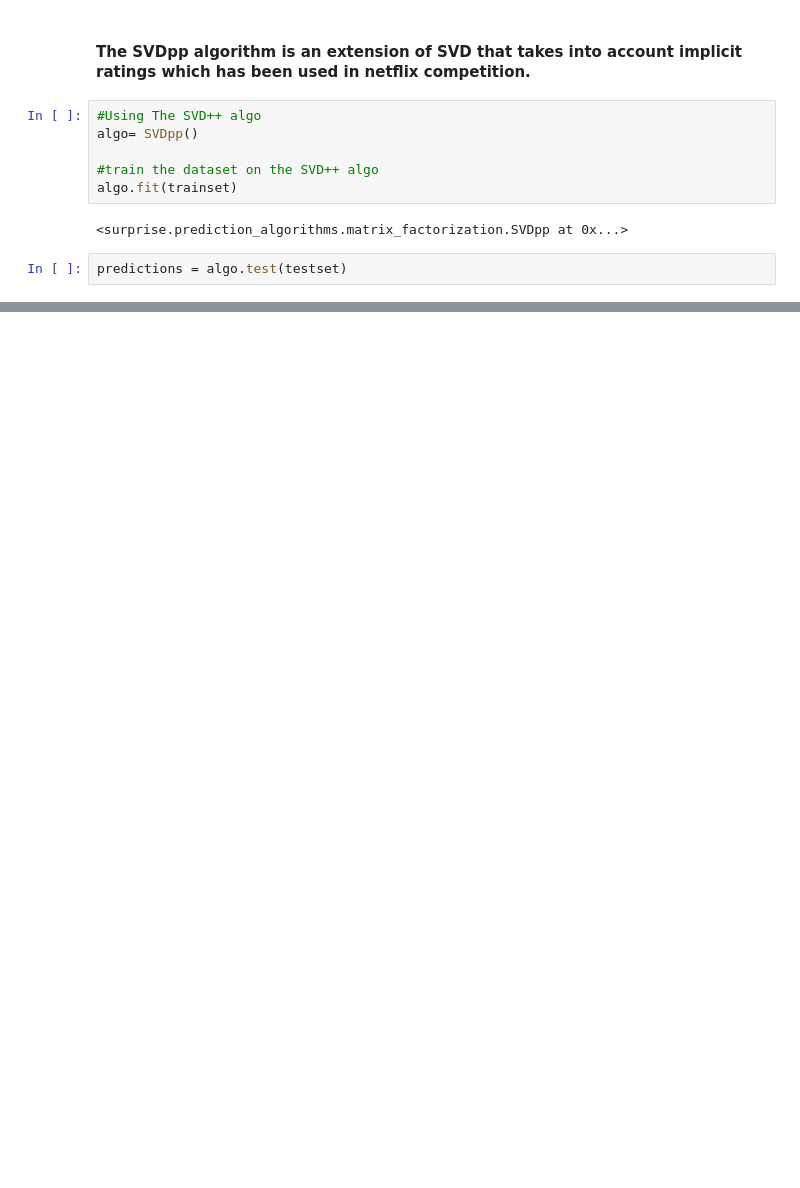
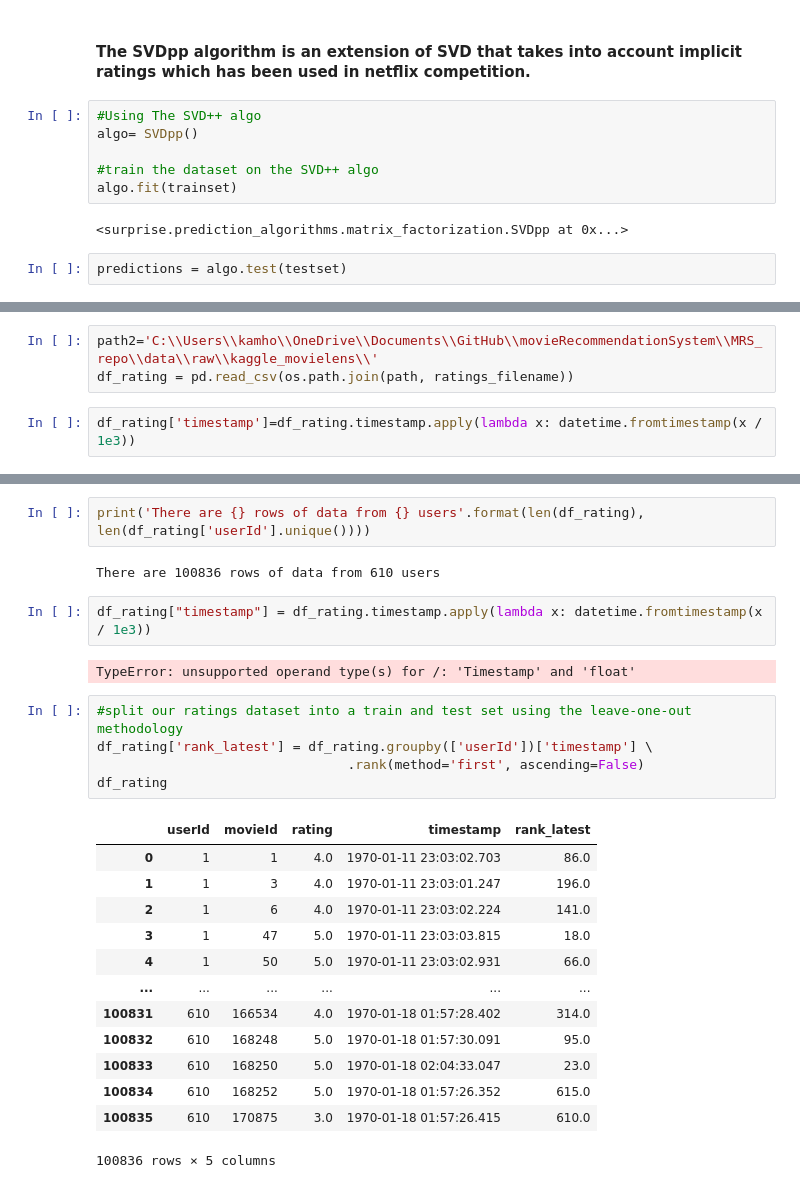
Before and after one commit to kimhkh/movieRecommendationSystem, a Jupyter notebook: MRS_repo/notebooks/movie_recommendation_system_python.ipynb, the cells around one changed output, grey strips where cells are left out. Cells and saved outputs as stored; diff of their text form; blank space fills up the shorter version.

```diff
--- a/MRS_repo/notebooks/movie_recommendation_system_python.ipynb
+++ b/MRS_repo/notebooks/movie_recommendation_system_python.ipynb
@@ -154,0 +200,5 @@ U, S, V = np.linalg.svd(A)
+# %%
+path2='C:\\Users\\kamho\\OneDrive\\Documents\\GitHub\\movieRecommendationSystem\\MRS_repo\\data\\raw\\kaggle_movielens\\'
+df_rating = pd.read_csv(os.path.join(path, ratings_filename))
+# %%
+df_rating['timestamp']=df_rating.timestamp.apply(lambda x: datetime.fromtimestamp(x / 1e3))
@@ -154,0 +221,27 @@ U, S, V = np.linalg.svd(A)
+# %%
+print('There are {} rows of data from {} users'.format(len(df_rating), len(df_rating['userId'].unique())))
+# %% [output]
+There are 100836 rows of data from 610 users
+# %%
+df_rating["timestamp"] = df_rating.timestamp.apply(lambda x: datetime.fromtimestamp(x / 1e3))
+# %% [output]
+TypeError: unsupported operand type(s) for /: 'Timestamp' and 'float'
+# %%
+#split our ratings dataset into a train and test set using the leave-one-out methodology
+df_rating['rank_latest'] = df_rating.groupby(['userId'])['timestamp'] \
+                                .rank(method='first', ascending=False)
+df_rating
+# %% [output]
+|  | userId | movieId | rating | timestamp | rank_latest |
+| 0 | 1 | 1 | 4.0 | 1970-01-11 23:03:02.703 | 86.0 |
+| 1 | 1 | 3 | 4.0 | 1970-01-11 23:03:01.247 | 196.0 |
+| 2 | 1 | 6 | 4.0 | 1970-01-11 23:03:02.224 | 141.0 |
+| 3 | 1 | 47 | 5.0 | 1970-01-11 23:03:03.815 | 18.0 |
+| 4 | 1 | 50 | 5.0 | 1970-01-11 23:03:02.931 | 66.0 |
+| ... | ... | ... | ... | ... | ... |
+| 100831 | 610 | 166534 | 4.0 | 1970-01-18 01:57:28.402 | 314.0 |
+| 100832 | 610 | 168248 | 5.0 | 1970-01-18 01:57:30.091 | 95.0 |
+| 100833 | 610 | 168250 | 5.0 | 1970-01-18 02:04:33.047 | 23.0 |
+| 100834 | 610 | 168252 | 5.0 | 1970-01-18 01:57:26.352 | 615.0 |
+| 100835 | 610 | 170875 | 3.0 | 1970-01-18 01:57:26.415 | 610.0 |
+100836 rows × 5 columns
```
Also changed, not shown: parts of 27 cells of this notebook, 35 other files.
